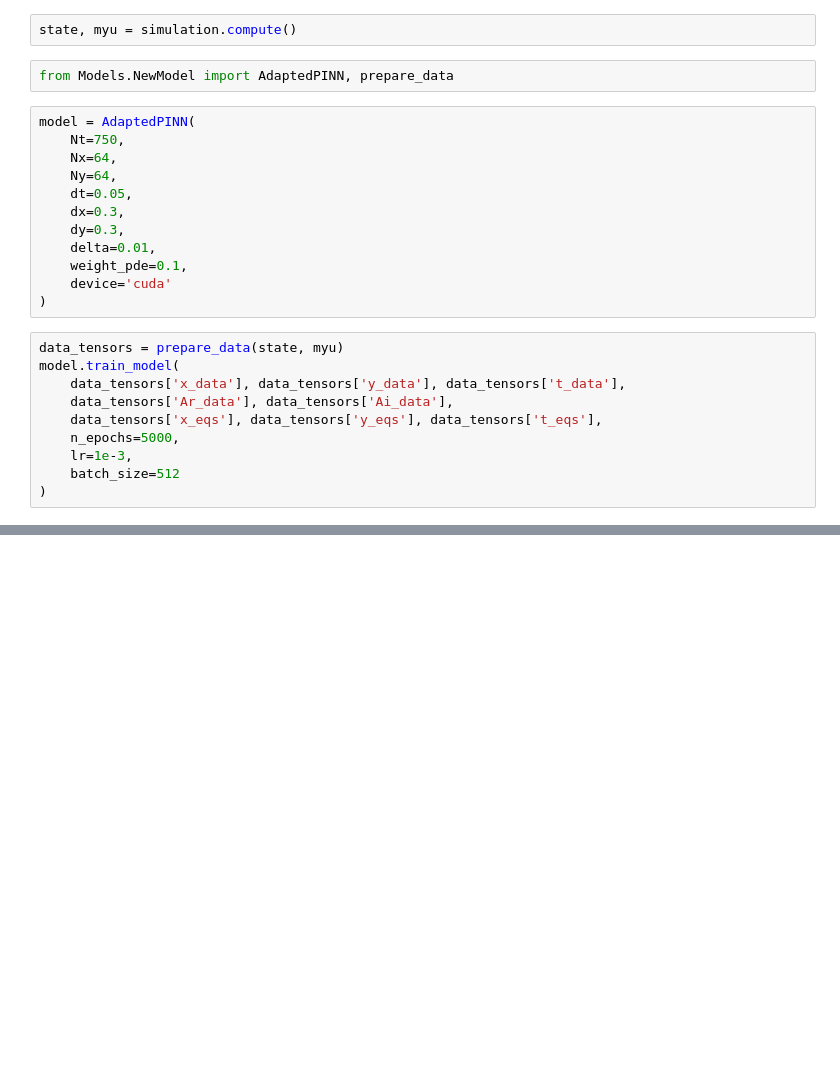
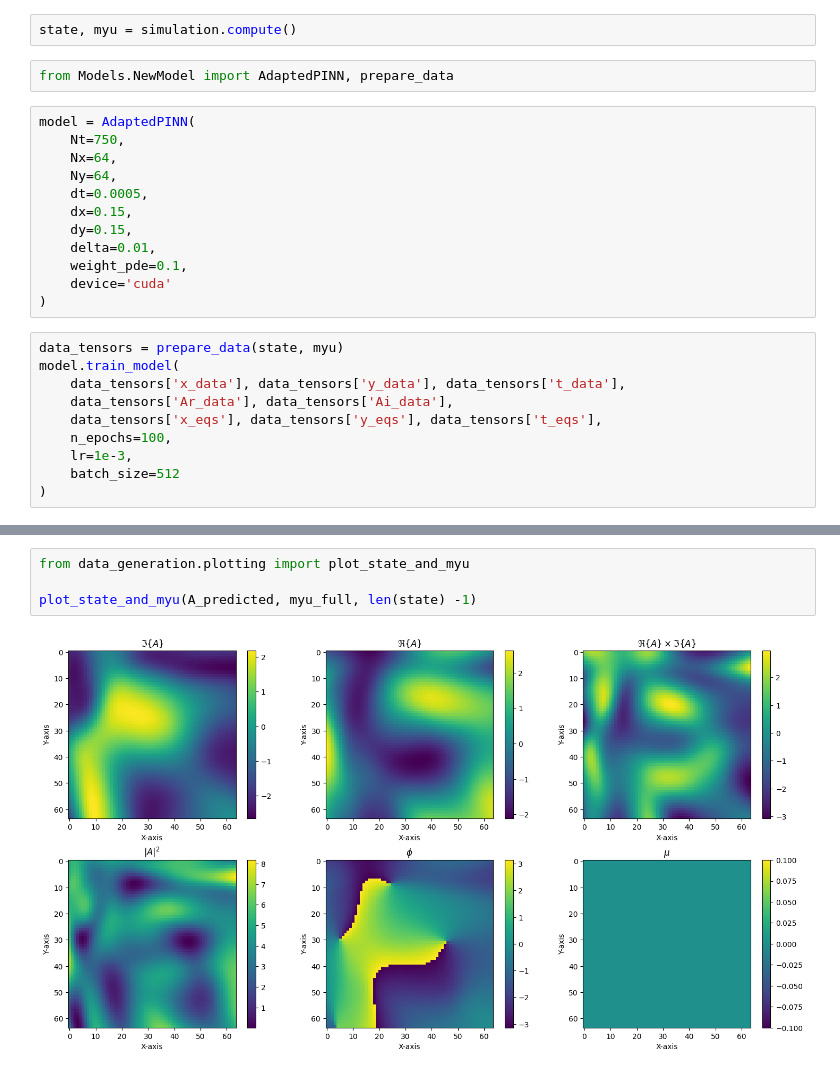
Before and after one commit to Nard248/MLApplication, a Jupyter notebook: Development 2/run.ipynb, the cells around one changed output, grey strips where cells are left out. Drawn from its saved outputs; the diff is of its cells as text; blank space fills up the shorter version.

```diff
--- a/Development 2/run.ipynb
+++ b/Development 2/run.ipynb
@@ -29,9 +29,9 @@ model = AdaptedPINN(
     Nt=750,
     Nx=64,
     Ny=64,
-    dt=0.05,
-    dx=0.3,
-    dy=0.3,
+    dt=0.0005,
+    dx=0.15,
+    dy=0.15,
     delta=0.01,
     weight_pde=0.1,
     device='cuda'
@@ -42,7 +42,7 @@ model.train_model(
     data_tensors['x_data'], data_tensors['y_data'], data_tensors['t_data'],
     data_tensors['Ar_data'], data_tensors['Ai_data'],
     data_tensors['x_eqs'], data_tensors['y_eqs'], data_tensors['t_eqs'],
-    n_epochs=5000,
+    n_epochs=100,
     lr=1e-3,
     batch_size=512
 )
@@ -50,0 +164,6 @@ Epoch 0: Train Loss = 1.6936e+05, Val Loss = 1.4766e+02
+# %%
+from data_generation.plotting import plot_state_and_myu
+
+plot_state_and_myu(A_predicted, myu_full, len(state) -1)
+# %% [output]
+[figure, added]
```
Also changed, not shown: parts of 7 cells of this notebook, 3 other files.
